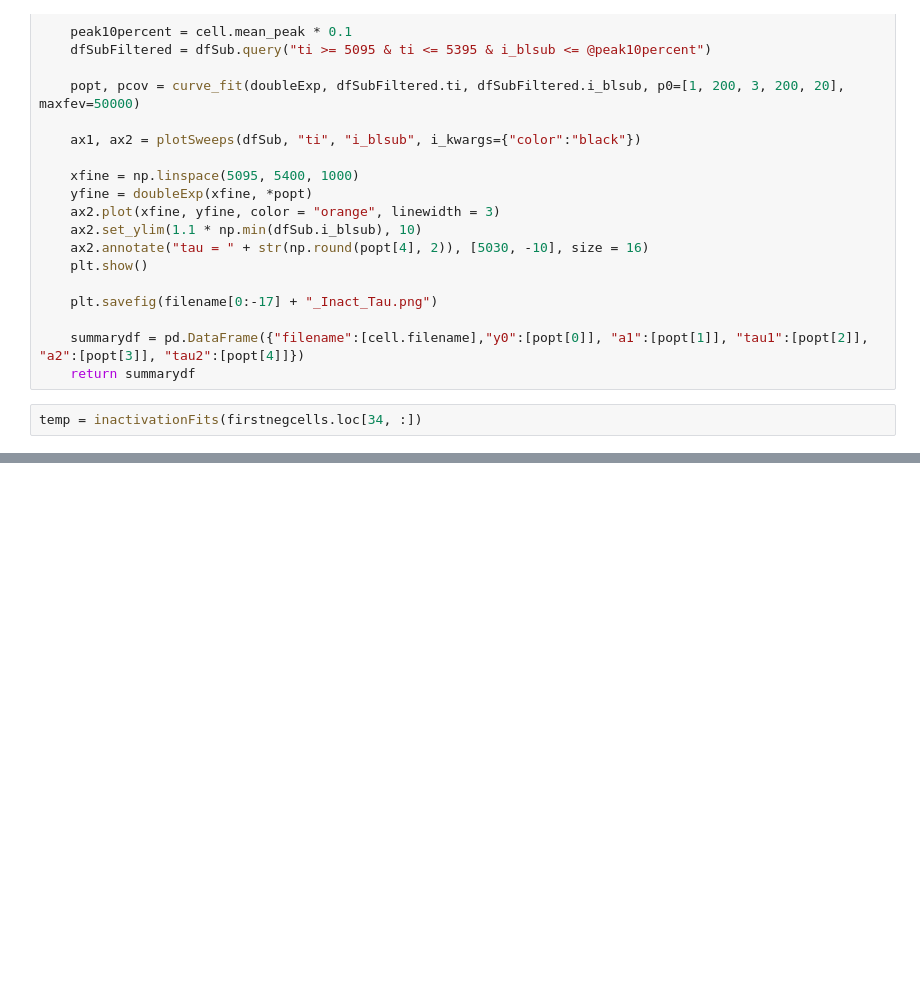
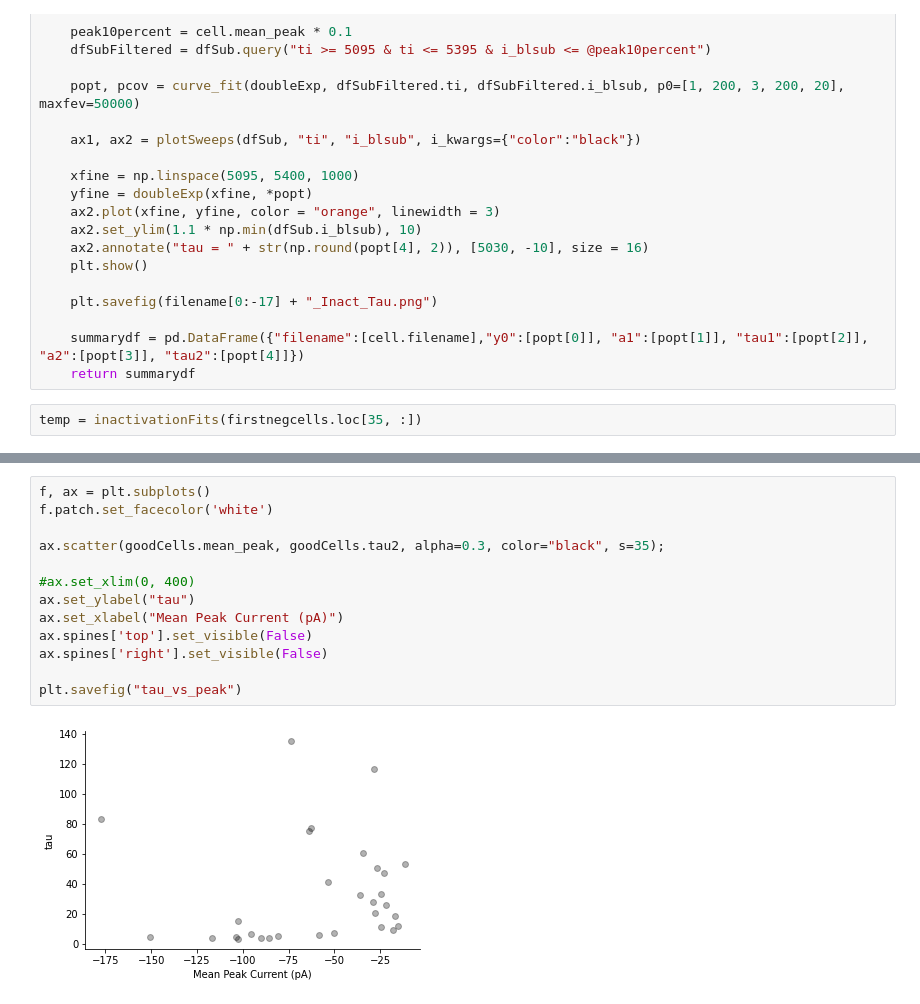
Before and after one commit to neuro-myoung/hannahRotation, a Jupyter notebook: Hannah_rotation.ipynb, the cells around one changed output, grey strips where cells are left out. Saved outputs shown, nothing was run; the diff lists cells and outputs as text; blank space fills up the shorter version.

```diff
--- a/Hannah_rotation.ipynb
+++ b/Hannah_rotation.ipynb
@@ -2239,5 +2241,5 @@ def inactivationFits(cell):
     summarydf = pd.DataFrame({"filename":[cell.filename],"y0":[popt[0]], "a1":[popt[1]], "tau1":[popt[2]], "a2":[popt[3]], "tau2":[popt[4]]})
     return summarydf
 # %%
-temp = inactivationFits(firstnegcells.loc[34, :])
+temp = inactivationFits(firstnegcells.loc[35, :])
 # %% [output]
@@ -2307,0 +2295,15 @@ ax.spines['right'].set_visible(False)
+# %%
+f, ax = plt.subplots()
+f.patch.set_facecolor('white')
+
+ax.scatter(goodCells.mean_peak, goodCells.tau2, alpha=0.3, color="black", s=35);
+
+#ax.set_xlim(0, 400)
+ax.set_ylabel("tau")
+ax.set_xlabel("Mean Peak Current (pA)")
+ax.spines['top'].set_visible(False)
+ax.spines['right'].set_visible(False)
+
+plt.savefig("tau_vs_peak")
+# %% [output]
+[figure, added]
```
Also changed, not shown: parts of 20 cells of this notebook.
